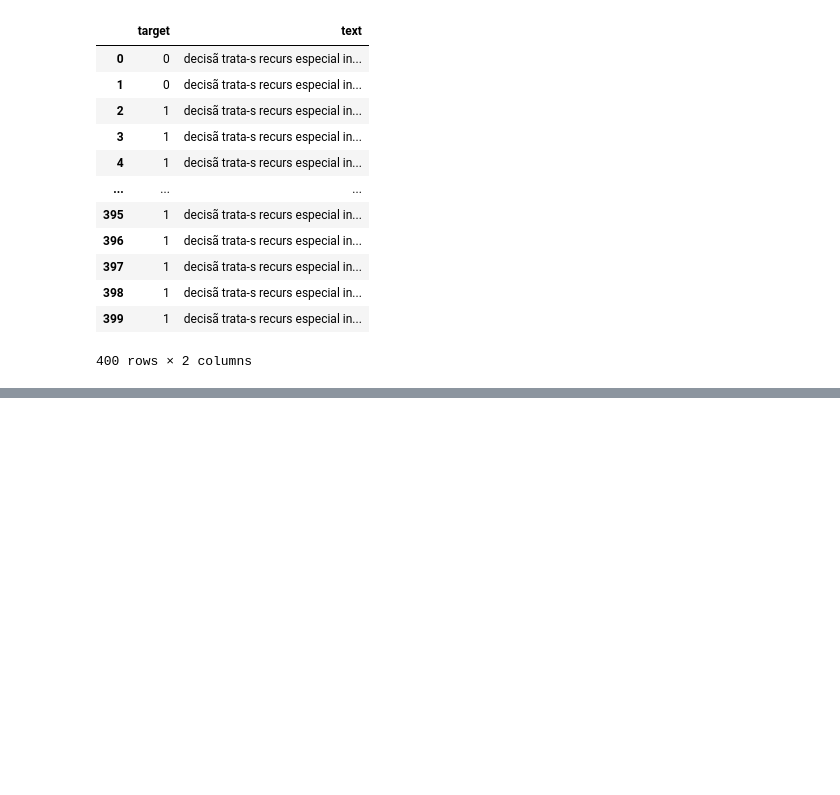
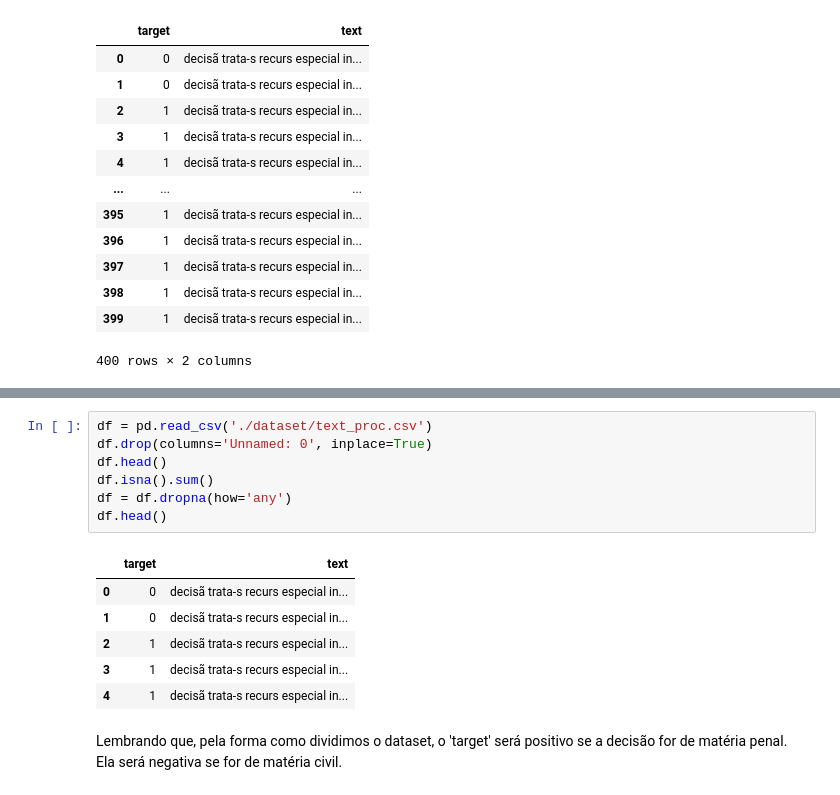
Before and after one commit to o-guilherme/D3TOP-NLP-Proj, a Jupyter notebook: D3TOP-NLP-Proj.ipynb, the cells around one changed output, grey strips where cells are left out. Drawn from its saved outputs; the diff is of its cells as text; blank space fills up the shorter version.

```diff
--- a/D3TOP-NLP-Proj.ipynb
+++ b/D3TOP-NLP-Proj.ipynb
@@ -980,0 +1015,16 @@ df_proc
+# %%
+df = pd.read_csv('./dataset/text_proc.csv')
+df.drop(columns='Unnamed: 0', inplace=True)
+df.head()
+df.isna().sum()
+df = df.dropna(how='any')
+df.head()
+# %% [output]
+|  | target | text |
+| 0 | 0 | decisã trata-s recurs especial in... |
+| 1 | 0 | decisã trata-s recurs especial in... |
+| 2 | 1 | decisã trata-s recurs especial in... |
+| 3 | 1 | decisã trata-s recurs especial in... |
+| 4 | 1 | decisã trata-s recurs especial in... |
+# %% [markdown]
+Lembrando que, pela forma como dividimos o dataset, o 'target' será positivo se a decisão for de matéria penal. Ela será negativa se for de matéria civil.
```
Also changed, not shown: parts of 29 cells of this notebook.
